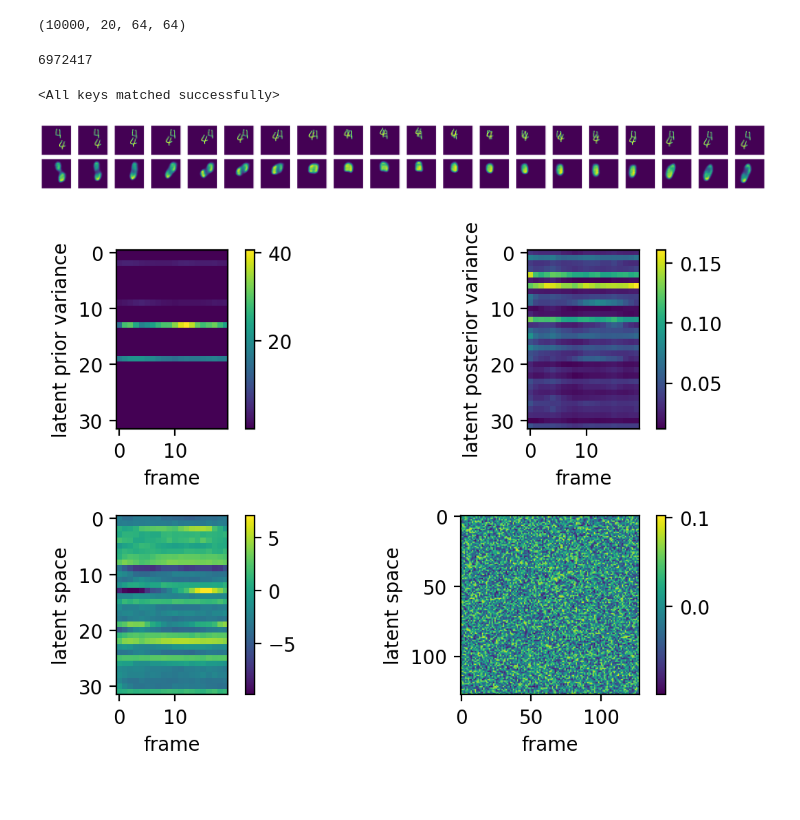
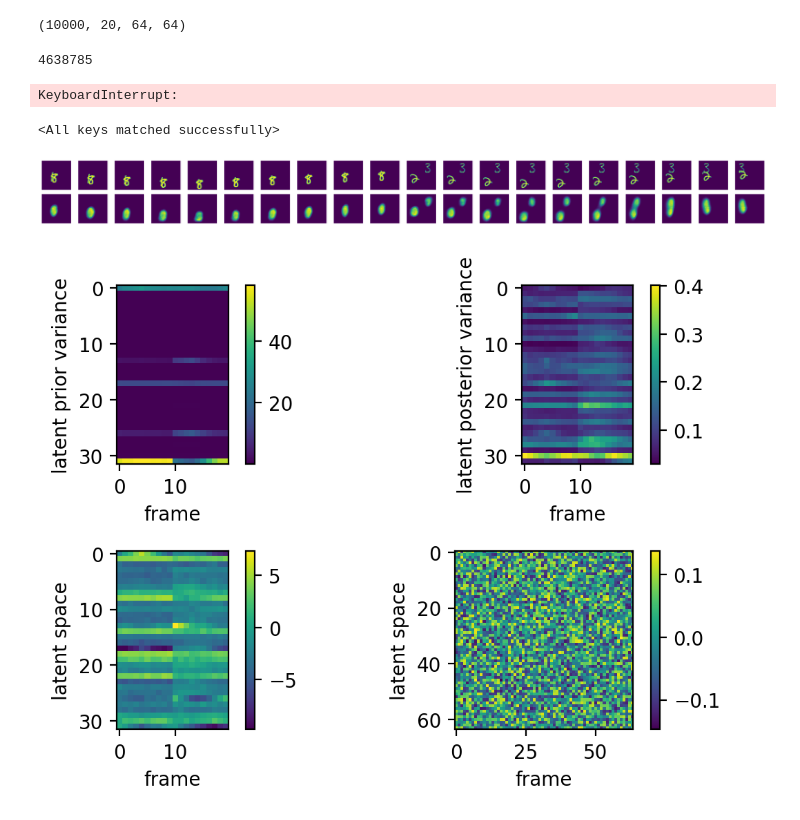
Before and after one commit to FelixHub/serotonin_model, a Jupyter notebook: dvae convolution copy.ipynb, the cells around one changed output. Drawn from its saved outputs; the diff is of its cells as text; code cells hidden in the pictures.

```diff
--- a/dvae convolution copy.ipynb
+++ b/dvae convolution copy.ipynb
@@ -183,9 +183,9 @@ def kl_dist(logvar1,mean1,logvar2,mean2):
     return -0.5 * torch.sum(logvar1 - logvar2 - torch.div((logvar1.exp() + (mean1 - mean2).pow(2)), logvar2.exp()+1e-10))
 # %%
 # parameters
-hidden_size = 512
-latent_size = 16
-RNN_dim = 512
+hidden_size = 128
+latent_size = 32
+RNN_dim = 64
 
 vrnn = VRNN(hidden_size= hidden_size, latent_size= latent_size,
             RNN_dim=RNN_dim)
@@ -193,7 +193,7 @@ vrnn = vrnn.to(device)
 opt = torch.optim.Adam(vrnn.parameters(),lr = 1e-4)
 count_parameters(vrnn)
 # %% [output]
-6972417
+4638785
 # %%
 batch_size= 64
 
@@ -216,4 +216,6 @@ def train(nb_epochs=1,batch_size=128):
             pbar.set_description("epoch "+str(epoch+1)+"/"+str(nb_epochs)+"/ loss= "+str(loss.cpu().detach().numpy()) )
 # %%
 train(nb_epochs=100,batch_size=batch_size)
+# %% [output]
+KeyboardInterrupt:
 # %%
@@ -221,36 +223,36 @@ train(nb_epochs=100,batch_size=batch_size)
 # %%
 vrnn = VRNN(img_size=img_size, hidden_size= hidden_size, latent_size= latent_size,
             RNN_dim=RNN_dim,CNN_channels=CNN_channels).to(device)
-vrnn.load_state_dict(torch.load('model/vrnn_moving_digits_christmas1.pt'))
+vrnn.load_state_dict(torch.load('model/vrnn_moving_digits_simple.pt'))
 # vrnn.eval()
 # %% [output]
 <All keys matched successfully>
 # %%
 # test the reconstruction
 import matplotlib.pyplot as plt; plt.rcParams['figure.dpi'] = 200
 
 
 def plot_video_comparison(video,reconstructed_video):
     fig,ax = plt.subplots(2,20,figsize=(20,2))
     for i in range(20):
         ax[0,i].imshow(video[i,:,:])
         ax[0,i].axis('off')
     for i in range(20):
         ax[1,i].imshow(reconstructed_video[i,:,:])
         ax[1,i].axis('off')
     fig.tight_layout()
 
 random_index = np.random.randint(1000)
 sample = data[random_index]
-# sample = np.concatenate((data[random_index][:10],np.flip(data[random_index][:10],axis=0)))
+sample = np.concatenate((data[random_index][:10],np.flip(data[random_index+1][:10],axis=0)))
 sample_tensor = torch.reshape(torch.tensor(sample).float(),(20,1,64,64)).float().to(device)
 y, mean, logvar, mean_prior, logvar_prior, z = vrnn.forward(sample_tensor)
 reconstructed_sample = y.cpu().detach().numpy().reshape((20,64,64))
 
 
 plot_video_comparison(sample,reconstructed_sample)
 # %% [output]
-[figure, old version]
+[figure, new version]
 # %%
 var_posterior = np.exp(logvar.cpu().detach().numpy().reshape((20,latent_size)))
 var_prior = np.exp(logvar_prior.cpu().detach().numpy().reshape((20,latent_size)))
@@ -285,4 +287,4 @@ plt.ylabel('latent space')
 plt.tight_layout()
 plt.show()
 # %% [output]
-[figure, old version]
+[figure, new version]
```
Also changed, not shown: parts of 3 cells of this notebook, 6 other files.
